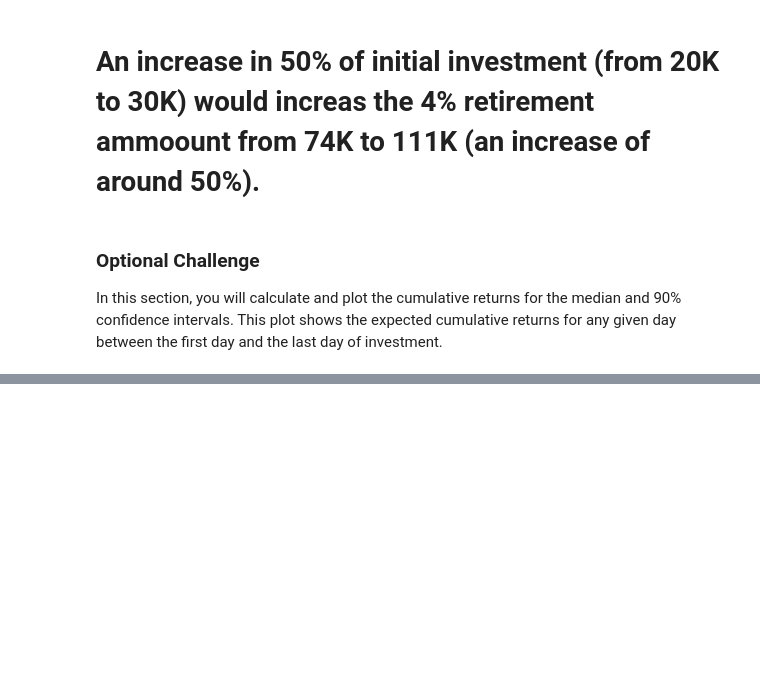
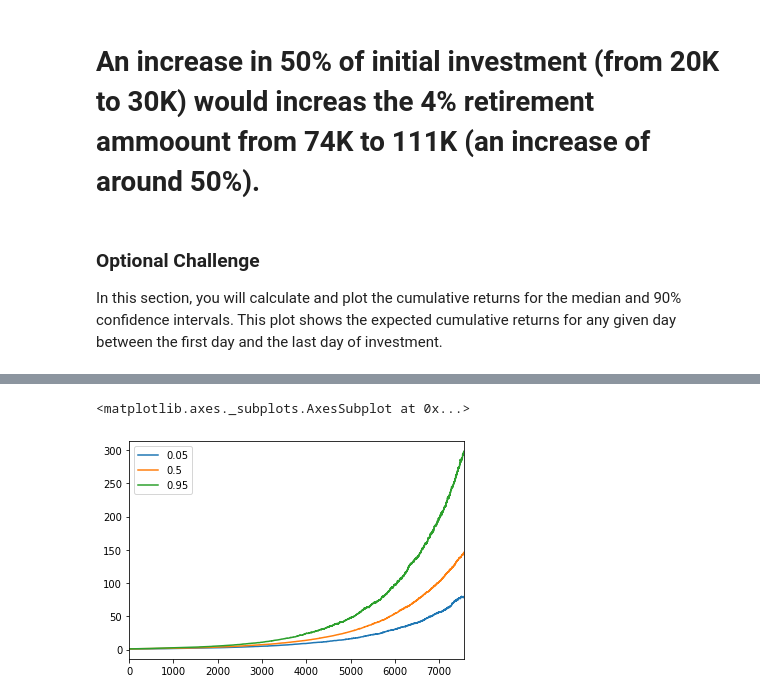
Before and after one commit to amejiali/apis-homework, a Jupyter notebook: Starter_Code/portfolio_planner.ipynb, the cells around one changed output, grey strips where cells are left out. Drawn from its saved outputs; the diff is of its cells as text; code cells hidden in the pictures; blank space fills up the shorter version.

```diff
--- a/Starter_Code/portfolio_planner.ipynb
+++ b/Starter_Code/portfolio_planner.ipynb
@@ -358,0 +349,4 @@ Name: 7560, dtype: float64
+# %%
+# YOUR CODE HERE
+monte_carlo_50_90_5 = monte_carlo.quantile(q=[0.05,0.5,0.95],numeric_only=True, axis=1).T
+monte_carlo_50_90_5
@@ -358,0 +367,5 @@ Name: 7560, dtype: float64
+# %%
+monte_carlo_50_90_5.plot()
+# %% [output]
+<matplotlib.axes._subplots.AxesSubplot at 0x...>
+[figure, added]
```
Also changed, not shown: parts of 4 cells of this notebook, 1 other file.
